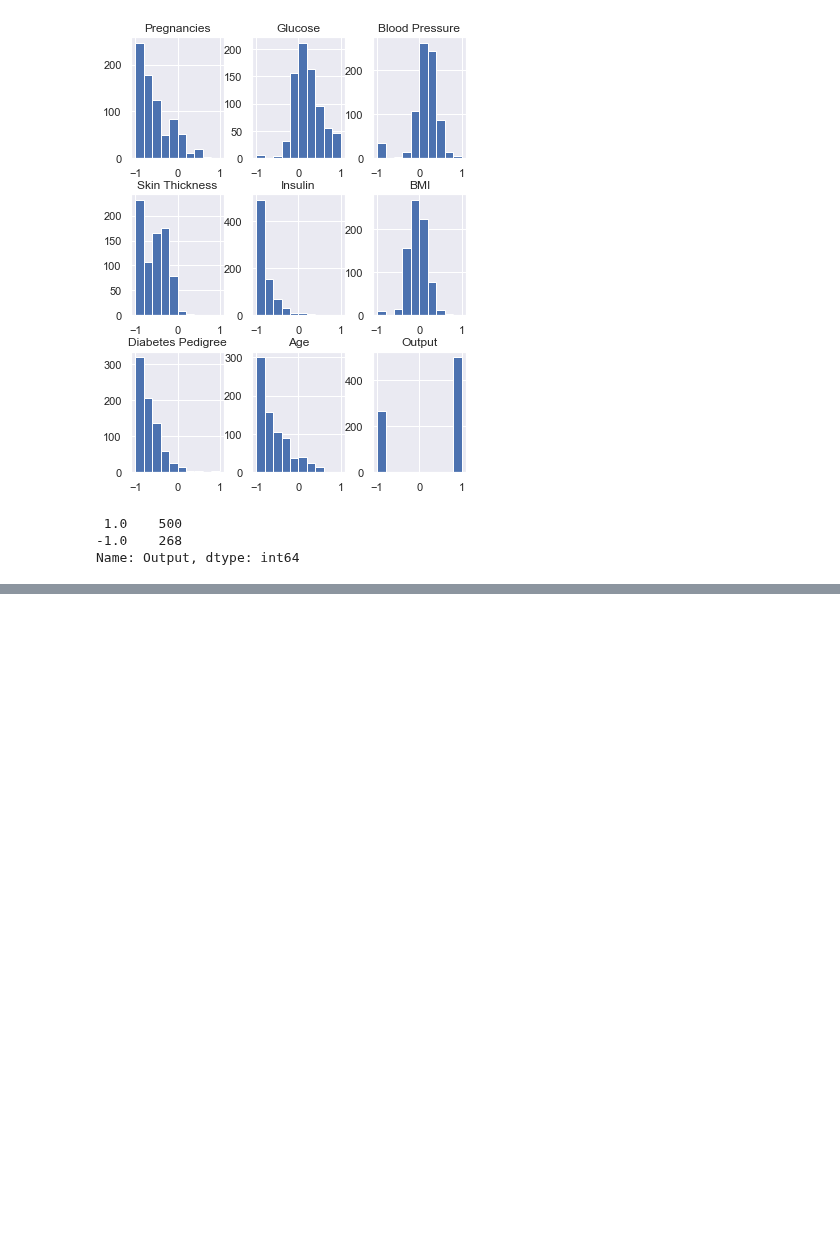
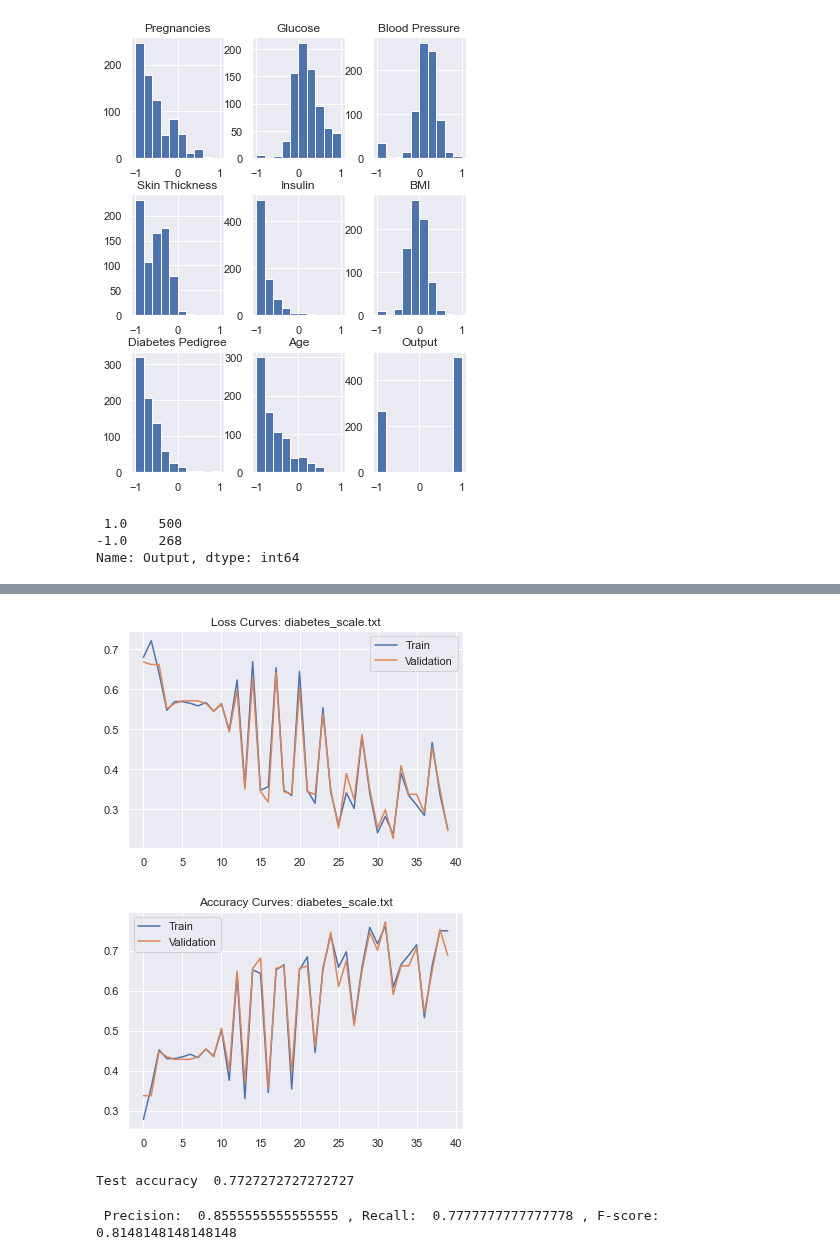
Before and after one commit to poo5zan/deep_learning_fundamentals, a Jupyter notebook: assignment_1/assignment_1.ipynb, the cells around one changed output, grey strips where cells are left out. Drawn from its saved outputs; the diff is of its cells as text; code cells hidden in the pictures; blank space fills up the shorter version.

Commit message:
precision recall

```diff
--- a/assignment_1/assignment_1.ipynb
+++ b/assignment_1/assignment_1.ipynb
@@ -399,0 +431,4 @@ redf
+# %%
+optimal_record_df = redf.iloc[1]
+optimal_parameters = optimal_record_df.to_dict()
+optimal_parameters
@@ -399,0 +447,39 @@ redf
+# %%
+# get test accuracy for these top 1  parameters
+# from result top 1, one with low validation loss
+
+np.random.seed(optimal_parameters['random_seed'])
+low, high = optimal_parameters['weight_pair']
+weights = np.random.uniform(low=low, high = high, size=8).reshape(-1,1)
+perceptron = Perceptron(
+    file_path=default_file_path,
+    weights=weights,
+    loss_function_name=optimal_parameters['loss_function_name'],
+    learning_rate=optimal_parameters['learning_rate'],
+    epoch=optimal_parameters['epoch'],
+     add_bias=optimal_parameters['add_bias'])
+X, y = perceptron.get_features_labels_from_file_data()
+X_train, X_val, X_test, y_train, y_val, y_test = perceptron.split_train_validation_test(
+        X, y, split_size)
+train_data = perceptron.train(X_train, y_train, X_val, y_val)
+perceptron.plot_loss_curves(default_file_path)
+perceptron.plot_accuracy_curves(default_file_path)
+
+X_test = perceptron.add_bias_in_features(X_test)
+test_accuracy = perceptron.accuracy(X_test, y_test)
+print('Test accuracy ', test_accuracy)
+# %% [output]
+[figure, added]
+[figure, added]
+Test accuracy  0.7727272727272727
+# %%
+from sklearn.metrics import precision_recall_fscore_support
+
+y_test_pred = perceptron.predict(X_test)
+precision, recall, fbeta_score, support = precision_recall_fscore_support(
+    y_test,
+    y_test_pred,
+    average="binary")
+print(' Precision: ', precision, ', Recall: ', recall, ', F-score: ', fbeta_score)
+# %% [output]
+ Precision:  0.8555555555555555 , Recall:  0.7777777777777778 , F-score:  0.8148148148148148
```
Also changed, not shown: parts of 9 cells of this notebook.
